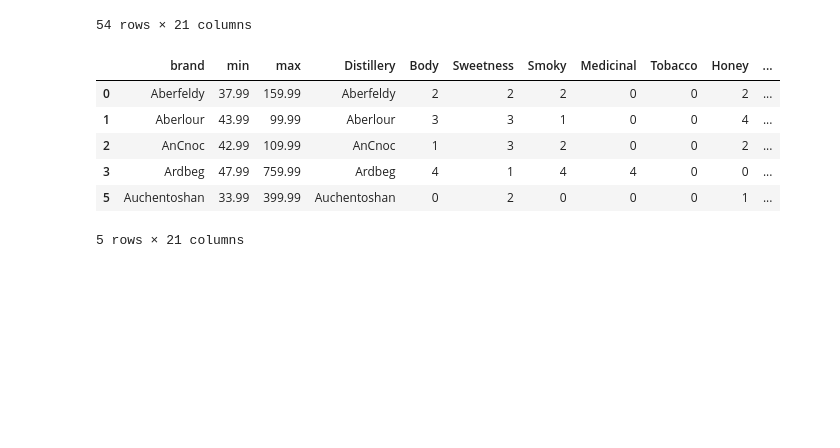
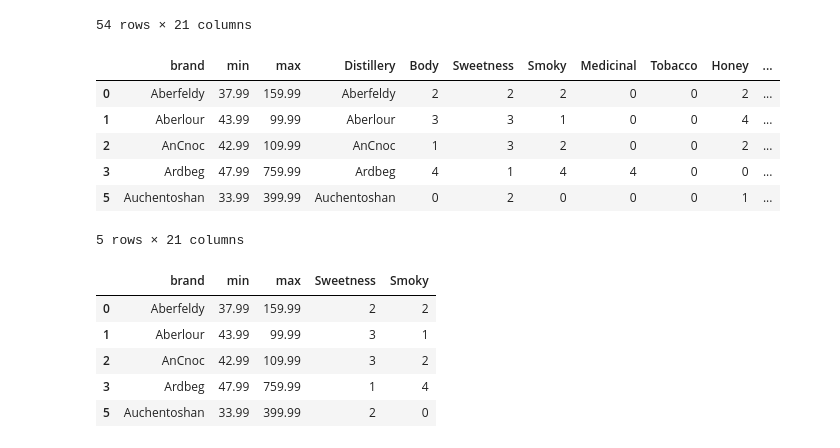
Before and after one commit to jacquessham/msds622_finalproject, a Jupyter notebook: Scatterplot/Scatter_engineering.ipynb, the cells around one changed output. Drawn from its saved outputs; the diff is of its cells as text; code cells hidden in the pictures; blank space fills up the shorter version.

```diff
--- a/Scatterplot/Scatter_engineering.ipynb
+++ b/Scatterplot/Scatter_engineering.ipynb
@@ -65,3 +65,12 @@ df.head()
 | 3 | Ardbeg | 47.99 | 759.99 | Ardbeg | 4 | 1 | 4 | 4 | 0 | 0 | ... |
 | 5 | Auchentoshan | 33.99 | 399.99 | Auchentoshan | 0 | 2 | 0 | 0 | 0 | 1 | ... |
 5 rows × 21 columns
+# %%
+df[['brand','min','max','Sweetness','Smoky']].head()
+# %% [output]
+|  | brand | min | max | Sweetness | Smoky |
+| 0 | Aberfeldy | 37.99 | 159.99 | 2 | 2 |
+| 1 | Aberlour | 43.99 | 99.99 | 3 | 1 |
+| 2 | AnCnoc | 42.99 | 109.99 | 3 | 2 |
+| 3 | Ardbeg | 47.99 | 759.99 | 1 | 4 |
+| 5 | Auchentoshan | 33.99 | 399.99 | 2 | 0 |
```
Also changed, not shown: parts of 2 cells of this notebook, 9 other files.
